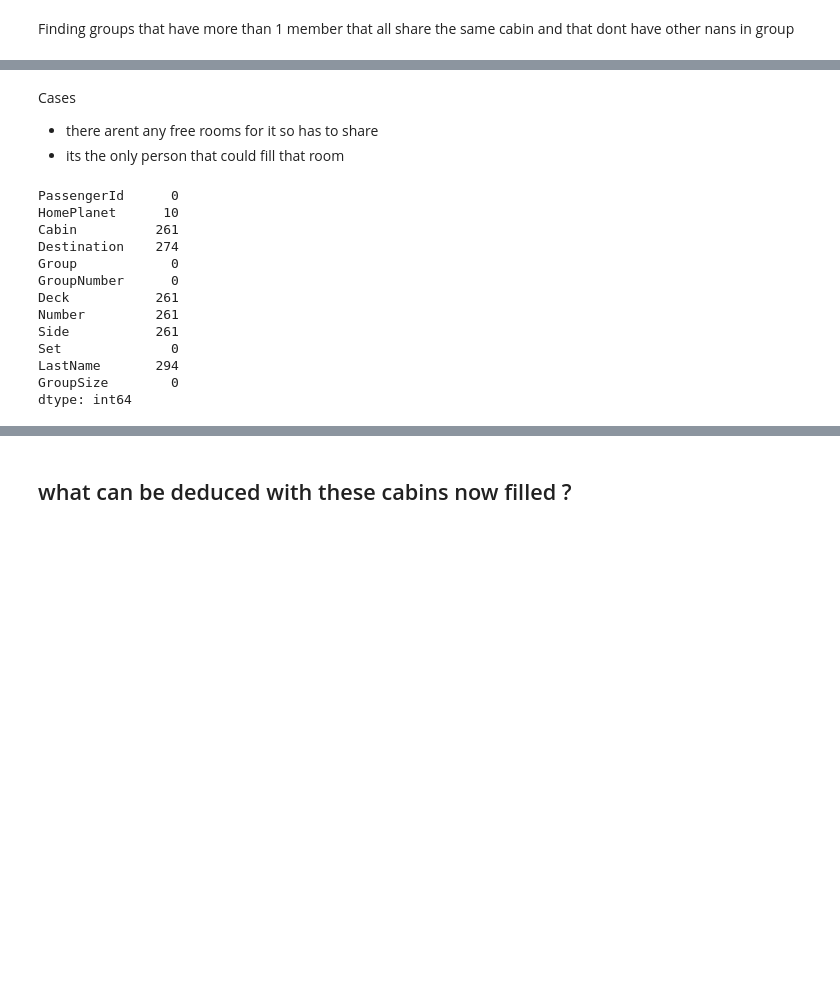
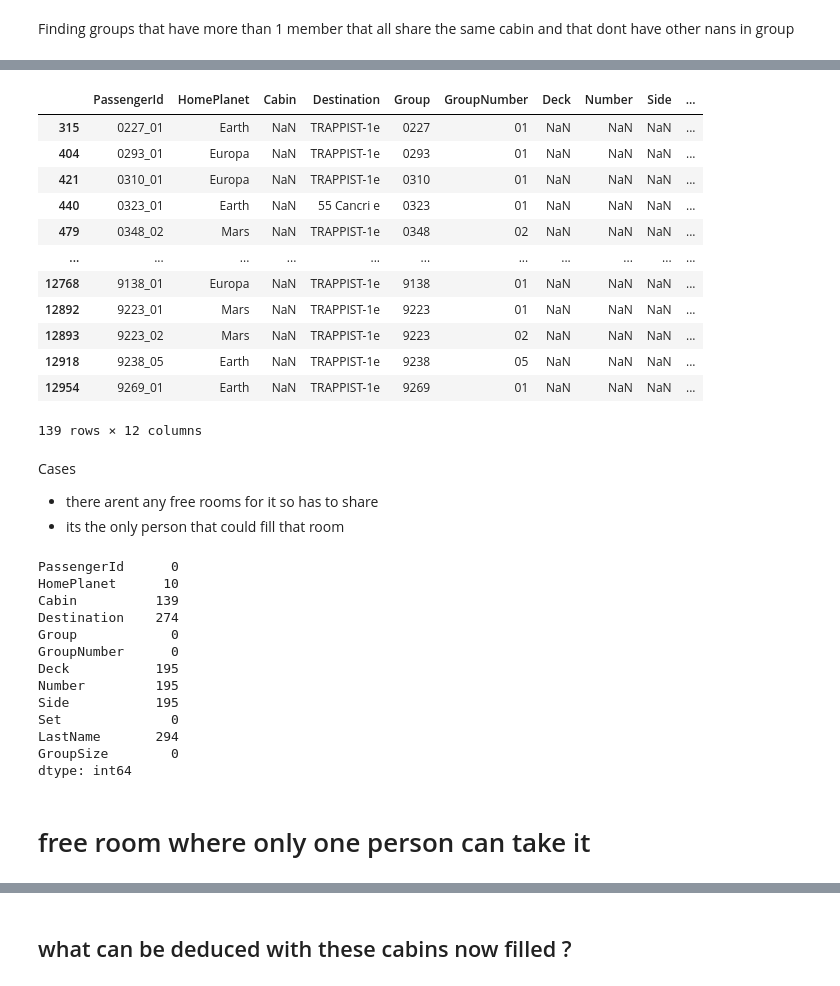
Before and after one commit to jacobsultan/cabin-for-spacetitanic-kaggle, a Jupyter notebook: firstruns.ipynb, the cells around one changed output, grey strips where cells are left out. Cells and saved outputs as stored; diff of their text form; code cells hidden in the pictures; blank space fills up the shorter version.

Commit message:
more cabin fills completed

```diff
--- a/firstruns.ipynb
+++ b/firstruns.ipynb
@@ -175,0 +185,34 @@ Finding groups that have more than 1 member that all share the same cabin and th
+# %%
+for index, passenger in df2[df2.Cabin.isna()].iterrows():
+    print("\nindex", index)
+    print("passenger",passenger)
+    options = []
+    for deck in decks_by_planet[passenger.HomePlanet]:
+        for side in cabin_sides:
+
+            before_slice = df2.iloc[:index]
+            after_slice = df2.iloc[index+1:]
+            top_room_number_before = np.max(before_slice[(before_slice.Deck == deck) & (before_slice.Side == side)].Number)
+            smallest_room_number_after = np.min(after_slice[(after_slice.Deck == deck) & (after_slice.Side == side)].Number)
+
+            if top_room_number_before + 1 != smallest_room_number_after:
+                if pd.isna(top_room_number_before) and smallest_room_number_after == 0:
+                    continue
+                elif top_room_number_before == smallest_room_number_after:
+                    continue
+                else:
+                    print('deck',deck,'side',side)
+                    print(top_room_number_before,smallest_room_number_after)
+                    options.append([deck,side,top_room_number_before,smallest_room_number_after])
+
+    if len(options) == 1:
+        option = options[0]
+        print("groupsize",len(df2[df2.Group == passenger.Group]))
+        if option[2] + 2 == option[3] and len(df2[df2.Group == passenger.Group]) == 1:
+            print("only option")
+            print("options",options)
+            print("index",index)
+            df2.loc[index,'Side'] = option[1]
+            df2.loc[index,'Deck'] = option[0]
+            df2.loc[index,'Number'] = int(option[2] + 1)
+            df2.loc[index,'Cabin'] = str(option[0]) + "/" + str(option[1]) + "/" + str(int(option[2] + 1))
@@ -277,20 +295,38 @@ COMPLETE!!
+# %%
+df2[df2.Cabin.isna()]
+# %% [output]
+|  | PassengerId | HomePlanet | Cabin | Destination | Group | GroupNumber | Deck | Number | Side | ... |
+| 315 | 0227_01 | Earth | NaN | TRAPPIST-1e | 0227 | 01 | NaN | NaN | NaN | ... |
+| 404 | 0293_01 | Europa | NaN | TRAPPIST-1e | 0293 | 01 | NaN | NaN | NaN | ... |
+| 421 | 0310_01 | Europa | NaN | TRAPPIST-1e | 0310 | 01 | NaN | NaN | NaN | ... |
+| 440 | 0323_01 | Earth | NaN | 55 Cancri e | 0323 | 01 | NaN | NaN | NaN | ... |
+| 479 | 0348_02 | Mars | NaN | TRAPPIST-1e | 0348 | 02 | NaN | NaN | NaN | ... |
+| ... | ... | ... | ... | ... | ... | ... | ... | ... | ... | ... |
+| 12768 | 9138_01 | Europa | NaN | TRAPPIST-1e | 9138 | 01 | NaN | NaN | NaN | ... |
+| 12892 | 9223_01 | Mars | NaN | TRAPPIST-1e | 9223 | 01 | NaN | NaN | NaN | ... |
+| 12893 | 9223_02 | Mars | NaN | TRAPPIST-1e | 9223 | 02 | NaN | NaN | NaN | ... |
+| 12918 | 9238_05 | Earth | NaN | TRAPPIST-1e | 9238 | 05 | NaN | NaN | NaN | ... |
+| 12954 | 9269_01 | Earth | NaN | TRAPPIST-1e | 9269 | 01 | NaN | NaN | NaN | ... |
+139 rows × 12 columns
 # %% [markdown]
 Cases
 * there arent any free rooms for it so has to share
 * its the only person that could fill that room
 # %%
-df.isna().sum()
+df2.isna().sum()
 # %% [output]
 PassengerId      0
 HomePlanet      10
-Cabin          261
+Cabin          139
 Destination    274
 Group            0
 GroupNumber      0
-Deck           261
-Number         261
-Side           261
+Deck           195
+Number         195
+Side           195
 Set              0
 LastName       294
 GroupSize        0
 dtype: int64
+# %% [markdown]
+# free room where only one person can take it
```
Also changed, not shown: parts of 23 cells of this notebook, 1 other file.
